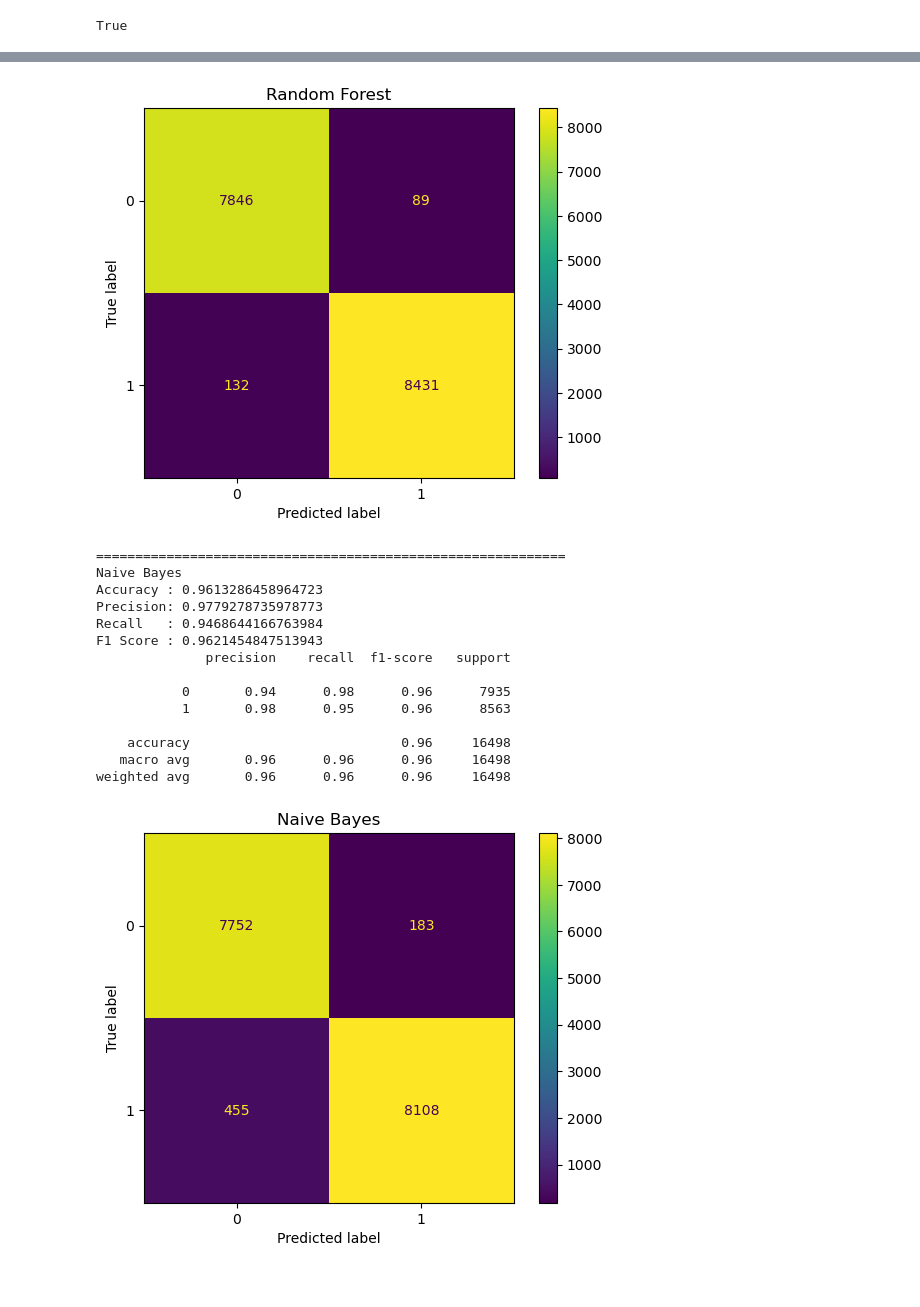
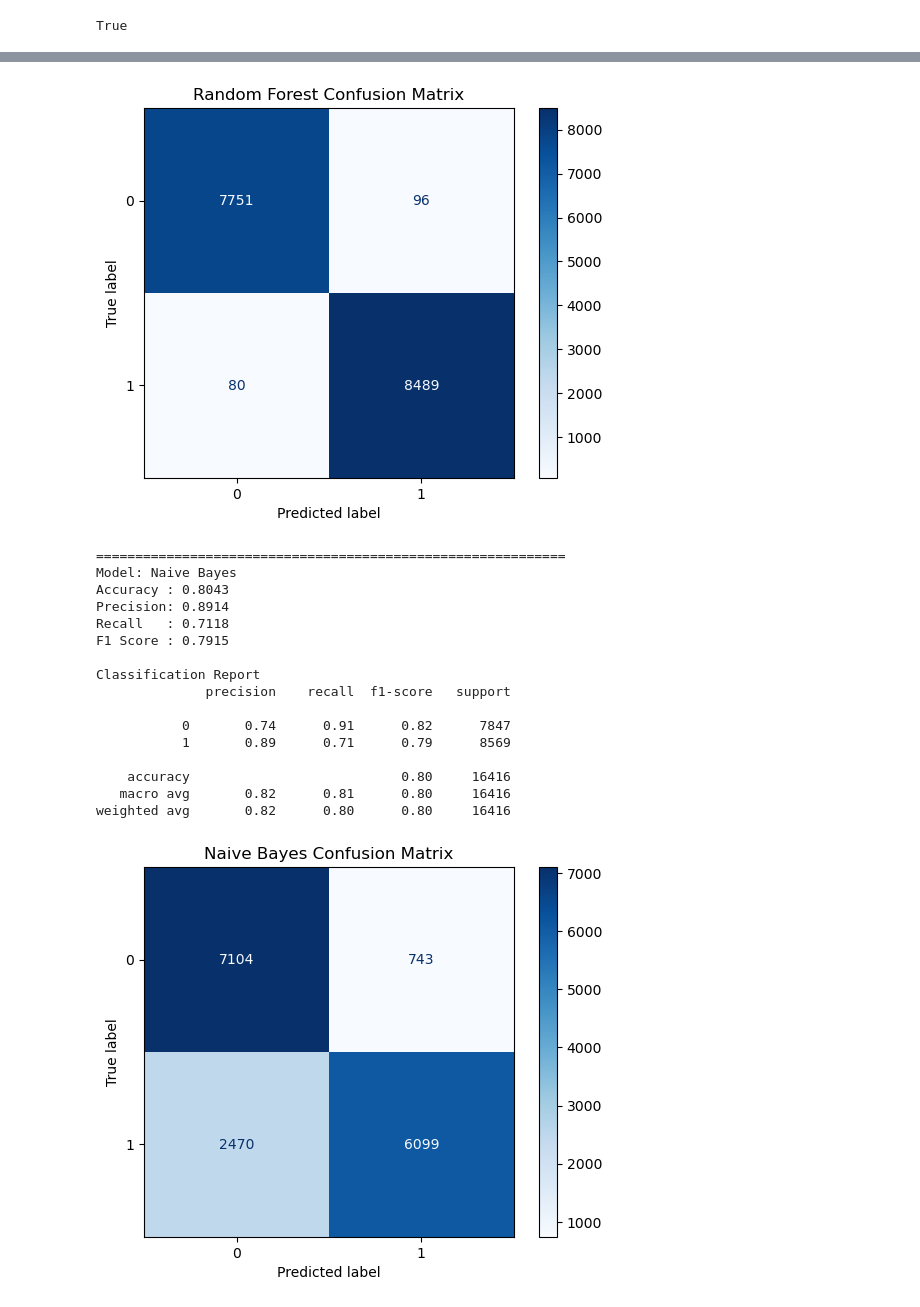
Before and after one commit to Niva0106/AI-Driven-Phishing-Email-Detection, a Jupyter notebook: AI Driven Phishing Email Detection.ipynb, the cells around one changed output, grey strips where cells are left out. Saved outputs shown, nothing was run; the diff lists cells and outputs as text; code cells hidden in the pictures.

```diff
--- a/AI Driven Phishing Email Detection.ipynb
+++ b/AI Driven Phishing Email Detection.ipynb
@@ -62,4 +87,5 @@ def clean_text(text):
     words = [stemmer.stem(word) for word in words if word not in stop_words]
     return " ".join(words)
 # %%
-X= X.apply(clean_text)
+data["clean_text"] = data["text_combined"].apply(clean_text)
+X = data["clean_text"]
@@ -68,3 +125,8 @@ from sklearn.feature_extraction.text import TfidfVectorizer
 # %%
-vectorizer=TfidfVectorizer(max_features=5000)
-X_vec=vectorizer.fit_transform(X)
+vectorizer = TfidfVectorizer(
+    max_features=7000,
+    ngram_range=(1, 2),
+    stop_words='english'
+)
+X_tfidf = vectorizer.fit_transform(X)
+print("Vocabulary Size:", len(vectorizer.get_feature_names_out()))
@@ -71,2 +152,2 @@ X_vec=vectorizer.fit_transform(X)
 # %%
-X_train, X_test, y_train, y_test=train_test_split(X_vec,y,test_size=0.2,random_state=42)
+X_train, X_test, y_train, y_test=train_test_split(X_vec,y,test_size=0.2,random_state=42,stratify=y)
@@ -78,7 +154,7 @@ from sklearn.neural_network import MLPClassifier
 # %%
 models = {
-    "Logistic Regression": LogisticRegression(max_iter=1000, random_state=42),
-    "Random Forest": RandomForestClassifier(n_estimators=100, random_state=42),
+    "Logistic Regression": LogisticRegression(solver="saga",max_iter=3000,random_state=42),
+    "Random Forest": RandomForestClassifier(n_estimators=100, random_state=42,n_jobs=-1),
     "Naive Bayes": MultinomialNB(),
     "Neural Network": MLPClassifier(hidden_layer_sizes=(100,), max_iter=300, random_state=42)
 }
@@ -90,30 +162,38 @@ from sklearn.metrics import (accuracy_score,precision_score,recall_score,f1_scor
 results = []
 
 for name, model in models.items():
-
     model.fit(X_train, y_train)
 
     preds = model.predict(X_test)
 
     accuracy = accuracy_score(y_test, preds)
-    precision = precision_score(y_test, preds)
-    recall = recall_score(y_test, preds)
-    f1 = f1_score(y_test, preds)
+    precision = precision_score(y_test, preds, zero_division=0)
+    recall = recall_score(y_test, preds, zero_division=0)
+    f1 = f1_score(y_test, preds, zero_division=0)
 
-    results.append([name, accuracy, precision, recall, f1])
+    results.append({
+        "Model": name,
+        "Accuracy": accuracy,
+        "Precision": precision,
+        "Recall": recall,
+        "F1 Score": f1
+    })
 
-    print("="*60)
-    print(name)
+    cm = confusion_matrix(y_test, preds)
 
-    print("Accuracy :", accuracy)
-    print("Precision:", precision)
-    print("Recall   :", recall)
-    print("F1 Score :", f1)
+    print("=" * 60)
+    print(f"Model: {name}")
+    print(f"Accuracy : {accuracy:.4f}")
+    print(f"Precision: {precision:.4f}")
+    print(f"Recall   : {recall:.4f}")
+    print(f"F1 Score : {f1:.4f}\n")
 
-    print(classification_report(y_test, preds))
+    print("Classification Report")
+    print(classification_report(y_test, preds, zero_division=0))
 
-    ConfusionMatrixDisplay.from_predictions(y_test, preds)
-    plt.title(name)
+    ConfusionMatrixDisplay.from_predictions(y_test,preds,cmap="Blues")
+
+    plt.title(f"{name} Confusion Matrix")
     plt.show()
 # %% [output]
 ============================================================
@@ -148,17 +232,19 @@ weighted avg       0.99      0.99      0.99     16498
-[figure, old version]
+[figure, new version]
 ============================================================
-Naive Bayes
-Accuracy : 0.9613286458964723
-Precision: 0.9779278735978773
-Recall   : 0.9468644166763984
-F1 Score : 0.9621454847513943
+Model: Naive Bayes
+Accuracy : 0.8043
+Precision: 0.8914
+Recall   : 0.7118
+F1 Score : 0.7915
+
+Classification Report
               precision    recall  f1-score   support
 
-           0       0.94      0.98      0.96      7935
-           1       0.98      0.95      0.96      8563
+           0       0.74      0.91      0.82      7847
+           1       0.89      0.71      0.79      8569
 
-    accuracy                           0.96     16498
-   macro avg       0.96      0.96      0.96     16498
-weighted avg       0.96      0.96      0.96     16498
+    accuracy                           0.80     16416
+   macro avg       0.82      0.81      0.80     16416
+weighted avg       0.82      0.80      0.80     16416
-[figure, old version]
+[figure, new version]
 ============================================================
```
Also changed, not shown: parts of 24 cells of this notebook.
